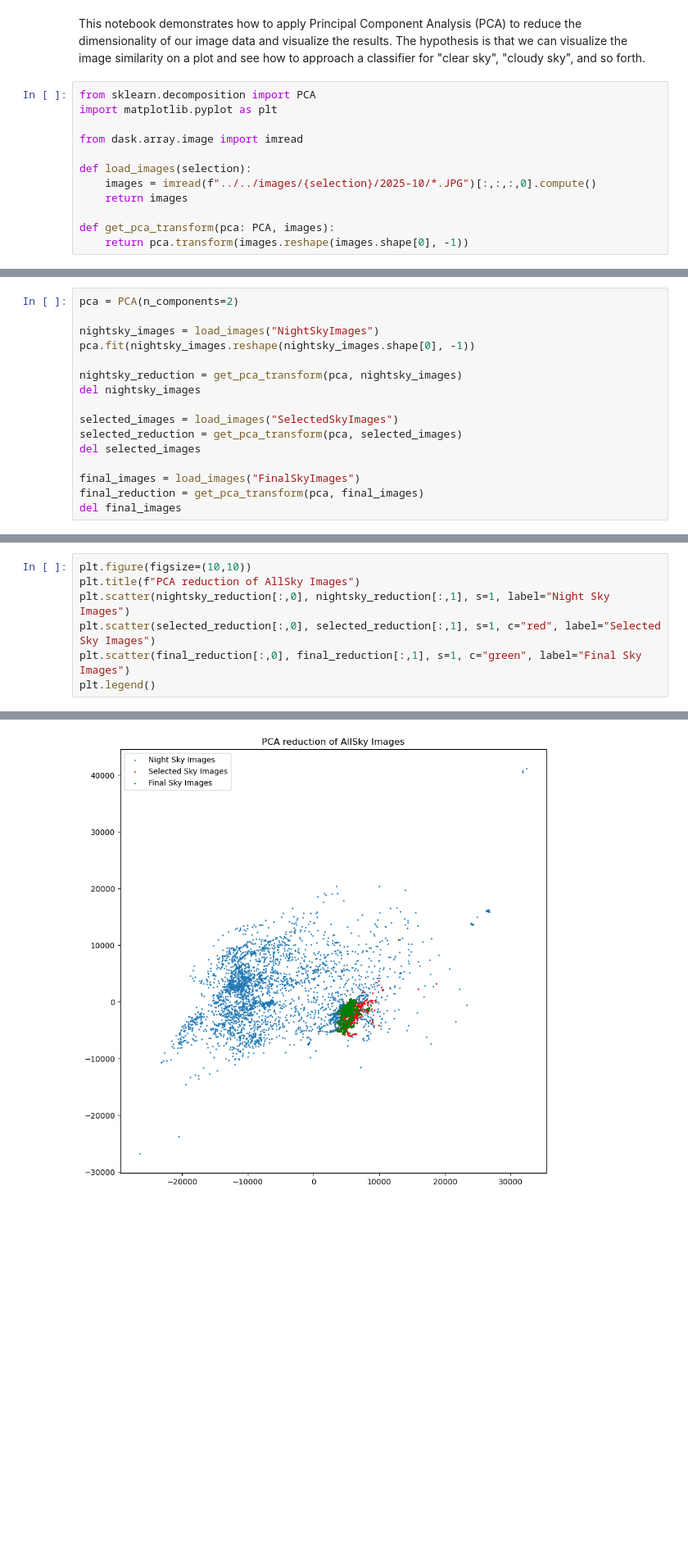
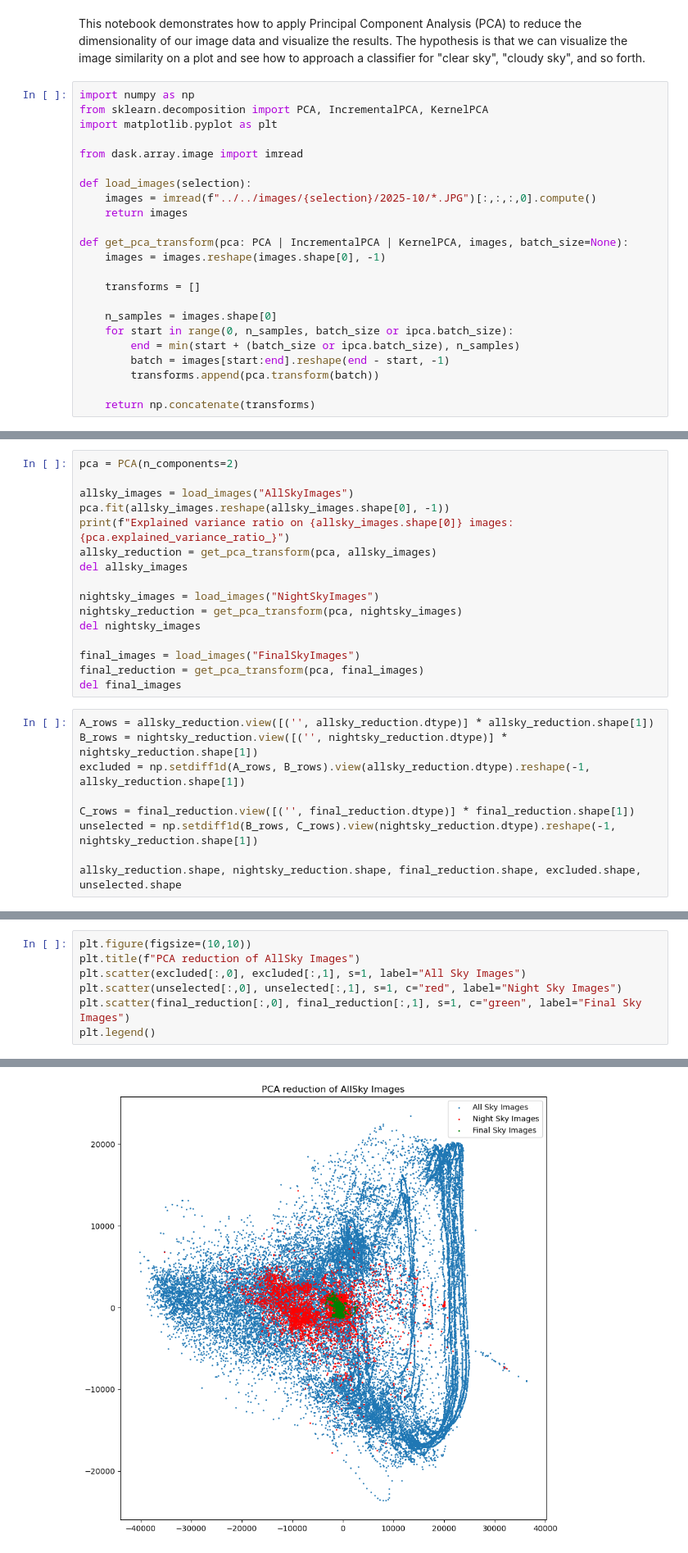
Before and after one commit to jfreuden/allsky-light-pollution, a Jupyter notebook: notebooks/experimental/apply-pca-to-images.ipynb, the cells around one changed output, grey strips where cells are left out. Shown at 82% size. Cells and saved outputs as stored; diff of their text form; blank space fills up the shorter version.

```diff
--- a/notebooks/experimental/apply-pca-to-images.ipynb
+++ b/notebooks/experimental/apply-pca-to-images.ipynb
@@ -1,7 +1,8 @@
 # %% [markdown]
 This notebook demonstrates how to apply Principal Component Analysis (PCA) to reduce the dimensionality of our image data and visualize the results. The hypothesis is that we can visualize the image similarity on a plot and see how to approach a classifier for "clear sky", "cloudy sky", and so forth.
 # %%
-from sklearn.decomposition import PCA
+import numpy as np
+from sklearn.decomposition import PCA, IncrementalPCA, KernelPCA
 import matplotlib.pyplot as plt
 
 from dask.array.image import imread
@@ -10,5 +11,15 @@ def load_images(selection):
     images = imread(f"../../images/{selection}/2025-10/*.JPG")[:,:,:,0].compute()
     return images
 
-def get_pca_transform(pca: PCA, images):
-    return pca.transform(images.reshape(images.shape[0], -1))
+def get_pca_transform(pca: PCA | IncrementalPCA | KernelPCA, images, batch_size=None):
+    images = images.reshape(images.shape[0], -1)
+
+    transforms = []
+
+    n_samples = images.shape[0]
+    for start in range(0, n_samples, batch_size or ipca.batch_size):
+        end = min(start + (batch_size or ipca.batch_size), n_samples)
+        batch = images[start:end].reshape(end - start, -1)
+        transforms.append(pca.transform(batch))
+
+    return np.concatenate(transforms)
@@ -15,16 +51,25 @@ def get_pca_transform(pca: PCA, images):
 # %%
 pca = PCA(n_components=2)
 
+allsky_images = load_images("AllSkyImages")
+pca.fit(allsky_images.reshape(allsky_images.shape[0], -1))
+print(f"Explained variance ratio on {allsky_images.shape[0]} images: {pca.explained_variance_ratio_}")
+allsky_reduction = get_pca_transform(pca, allsky_images)
+del allsky_images
+
 nightsky_images = load_images("NightSkyImages")
-pca.fit(nightsky_images.reshape(nightsky_images.shape[0], -1))
-
 nightsky_reduction = get_pca_transform(pca, nightsky_images)
 del nightsky_images
-
-selected_images = load_images("SelectedSkyImages")
-selected_reduction = get_pca_transform(pca, selected_images)
-del selected_images
 
 final_images = load_images("FinalSkyImages")
 final_reduction = get_pca_transform(pca, final_images)
 del final_images
+# %%
+A_rows = allsky_reduction.view([('', allsky_reduction.dtype)] * allsky_reduction.shape[1])
+B_rows = nightsky_reduction.view([('', nightsky_reduction.dtype)] * nightsky_reduction.shape[1])
+excluded = np.setdiff1d(A_rows, B_rows).view(allsky_reduction.dtype).reshape(-1, allsky_reduction.shape[1])
+
+C_rows = final_reduction.view([('', final_reduction.dtype)] * final_reduction.shape[1])
+unselected = np.setdiff1d(B_rows, C_rows).view(nightsky_reduction.dtype).reshape(-1, nightsky_reduction.shape[1])
+
+allsky_reduction.shape, nightsky_reduction.shape, final_reduction.shape, excluded.shape, unselected.shape
@@ -31,12 +78,12 @@ del final_images
 # %%
 plt.figure(figsize=(10,10))
 plt.title(f"PCA reduction of AllSky Images")
-plt.scatter(nightsky_reduction[:,0], nightsky_reduction[:,1], s=1, label="Night Sky Images")
-plt.scatter(selected_reduction[:,0], selected_reduction[:,1], s=1, c="red", label="Selected Sky Images")
+plt.scatter(excluded[:,0], excluded[:,1], s=1, label="All Sky Images")
+plt.scatter(unselected[:,0], unselected[:,1], s=1, c="red", label="Night Sky Images")
 plt.scatter(final_reduction[:,0], final_reduction[:,1], s=1, c="green", label="Final Sky Images")
 plt.legend()
 # %% [output]
 <matplotlib.legend.Legend at 0x...>
-[figure, old version]
+[figure, new version]
 # %%
 plt.figure(figsize=(10,10))
```
Also changed, not shown: parts of 9 cells of this notebook, 1 other file.
